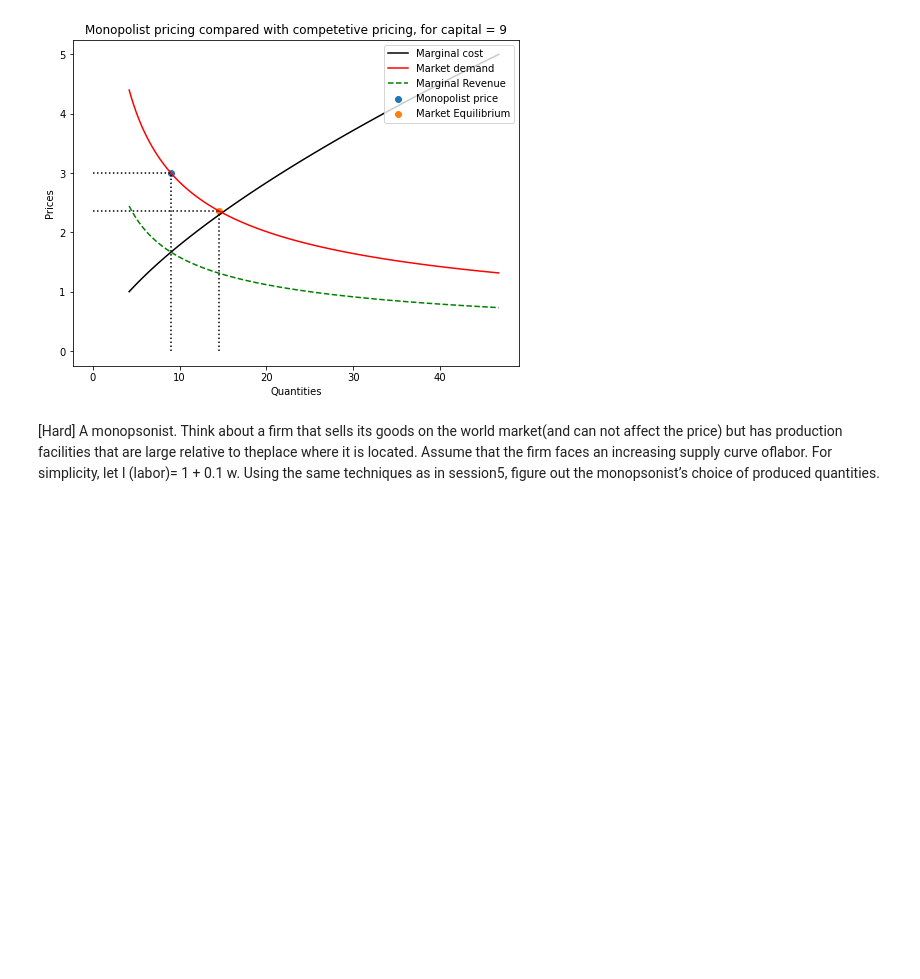
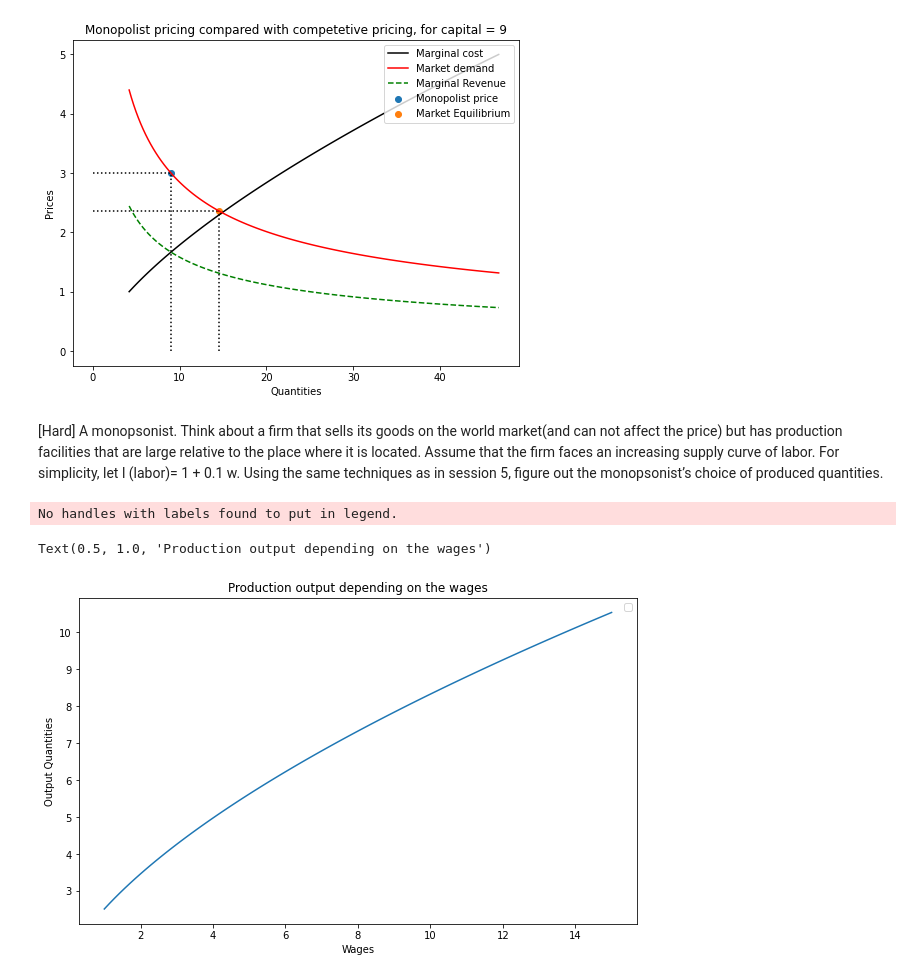
Before and after one commit to PaulineMalaguti/EBA3650, a Jupyter notebook: Lecture 5/QE_Problem_Set_5.ipynb, the cells around one changed output. Saved outputs shown, nothing was run; the diff lists cells and outputs as text; code cells hidden in the pictures; blank space fills up the shorter version.

```diff
--- a/Lecture 5/QE_Problem_Set_5.ipynb
+++ b/Lecture 5/QE_Problem_Set_5.ipynb
@@ -589,4 +589,37 @@ for i in range(len(KS)):
 [figure]
 [figure]
 # %% [markdown]
-[Hard] A monopsonist. Think about a firm that sells its goods on the world market(and can not affect the price) but has production facilities that are large relative to theplace where it is located. Assume that the firm faces an increasing supply curve oflabor. For simplicity, let l (labor)= 1 + 0.1 w. Using the same techniques as in session5, figure out the monopsonist’s choice of produced quantities.
+[Hard] A monopsonist. Think about a firm that sells its goods on the world market(and can not affect the price) but has production facilities that are large relative to the place where it is located. Assume that the firm faces an increasing supply curve of labor. For simplicity, let l (labor)= 1 + 0.1 w. Using the same techniques as in session 5, figure out the monopsonist’s choice of produced quantities.
+# %%
+#Production depending on labour and capital
+def BigK(w,capital):
+    alpha = 0.6
+    labour = 1 + 0.1*w
+    return np.power(labour,alpha)*np.power(capital,1-alpha)
+
+# Production Technology is defined under BigK, we need a fixed value for capital
+FCK = 10 ; w = 1 ; prices = np.linspace(1,5,100) ; quantities = np.zeros(100) ; startv=1
+for i in range(100):
+    quantities[i],startv=supply([prices[i],w,FCK],startv)
+
+w = np.linspace(1,15,100)
+prod = []
+for i in range(len(w)):
+    f = BigK(i,FCK)
+    prod.append(f)
+
+#Create Figure
+plt.figure(figsize = (10, 6))
+
+#Plot the curves
+plt.plot(w,prod)
+
+#Graph Parameters
+plt.legend(loc="upper right")
+plt.ylabel("Output Quantities")
+plt.xlabel("Wages")
+plt.title("Production output depending on the wages")
+# %% [output]
+No handles with labels found to put in legend.
+Text(0.5, 1.0, 'Production output depending on the wages')
+[figure, added]
```
Also changed, not shown: 9 other files.
